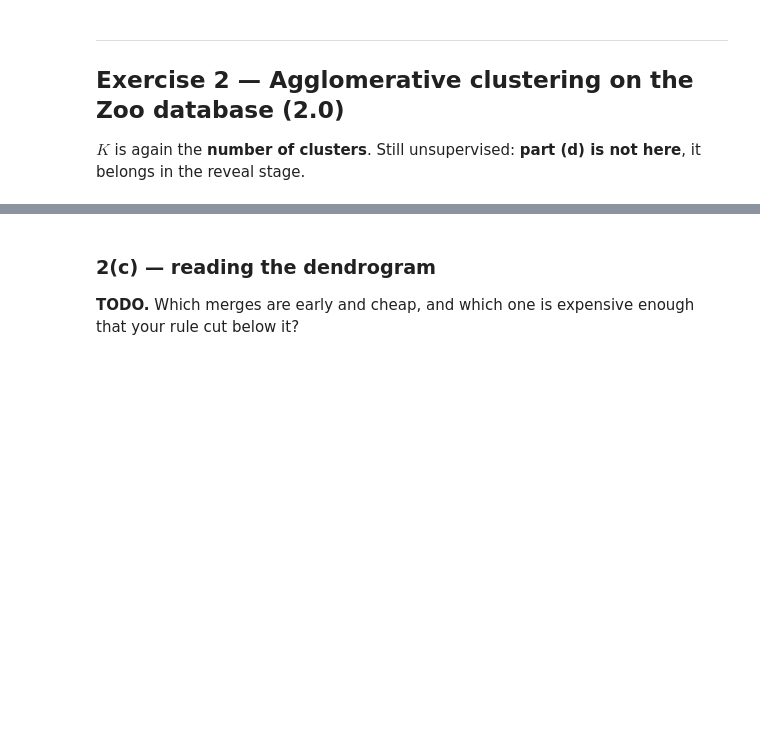
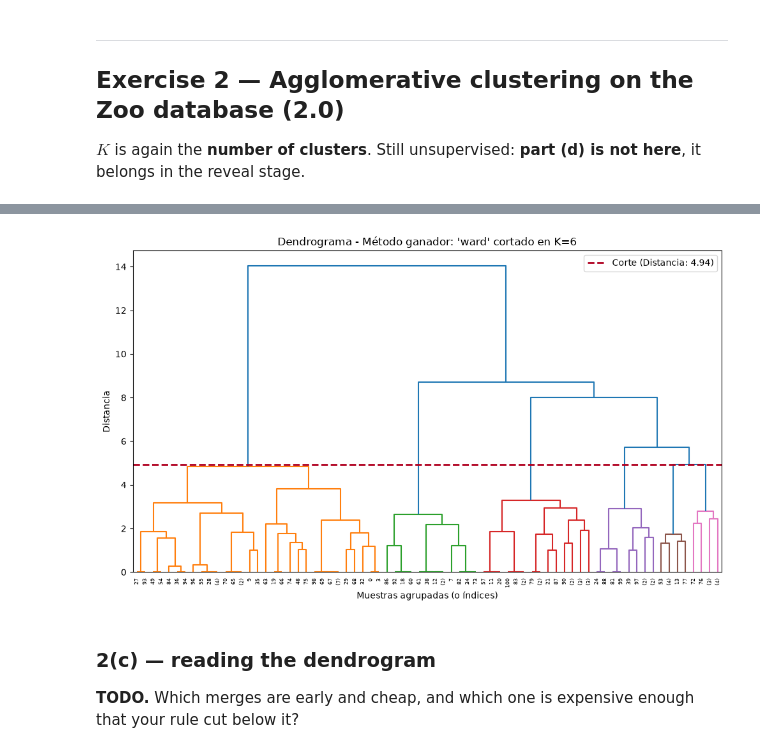
Before and after one commit to andresjimenezbonilla4321/Machine_learning, a Jupyter notebook: Notebook/p1_student_nopca.ipynb, the cells around one changed output, grey strips where cells are left out. Drawn from its saved outputs; the diff is of its cells as text; code cells hidden in the pictures; blank space fills up the shorter version.

```diff
--- a/Notebook/p1_student_nopca.ipynb
+++ b/Notebook/p1_student_nopca.ipynb
@@ -432,5 +514,38 @@ LK_REF = None          # your preferred linkage, chosen by rule 2
 # %%
 # TODO (c) One dendrogram, for the PREFERRED linkage, cut at ITS OWN frozen K.
+import matplotlib.pyplot as plt
+
+# 1. Calculamos la matriz de distancias jerárquicas solo para el ganador
+Z_ganador = scipy_linkage(X_scaled, method=LK_REF, metric='euclidean')
+
+# 2. Recuperamos su K y calculamos a qué altura geométrica hay que cortar el árbol
+k_ganador = picks[LK_REF]
+# En Z, la columna 2 guarda las distancias. Cortamos justo por debajo de la (N - K) fusión.
+distancia_corte = Z_ganador[-(k_ganador - 1), 2]
+
+# 3. Dibujamos el gráfico
+plt.figure(figsize=(10, 6))
+plt.title(f"Dendrograma - Método ganador: '{LK_REF}' cortado en K={k_ganador}")
+
+# Generamos el árbol indicando el umbral de color para que pinte los clústers
+dendrogram(
+    Z_ganador,
+    truncate_mode='level',
+    p=6, # Truncamos la vista a los últimos niveles para que las etiquetas no se aglomeren
+    color_threshold=distancia_corte,
+    show_leaf_counts=True
+)
+
+# Trazamos la línea horizontal que simula el "corte" de la tijera
+plt.axhline(y=distancia_corte, color='#B00020', linestyle='--', linewidth=2, label=f'Corte (Distancia: {distancia_corte:.2f})')
+
+plt.xlabel("Muestras agrupadas (o índices)")
+plt.ylabel("Distancia")
+plt.legend()
+plt.tight_layout()
+plt.show()
+# %% [output]
+[figure, added]
 # %% [markdown]
 ### 2(c) — reading the dendrogram
 
```
Also changed, not shown: parts of 22 cells of this notebook.
